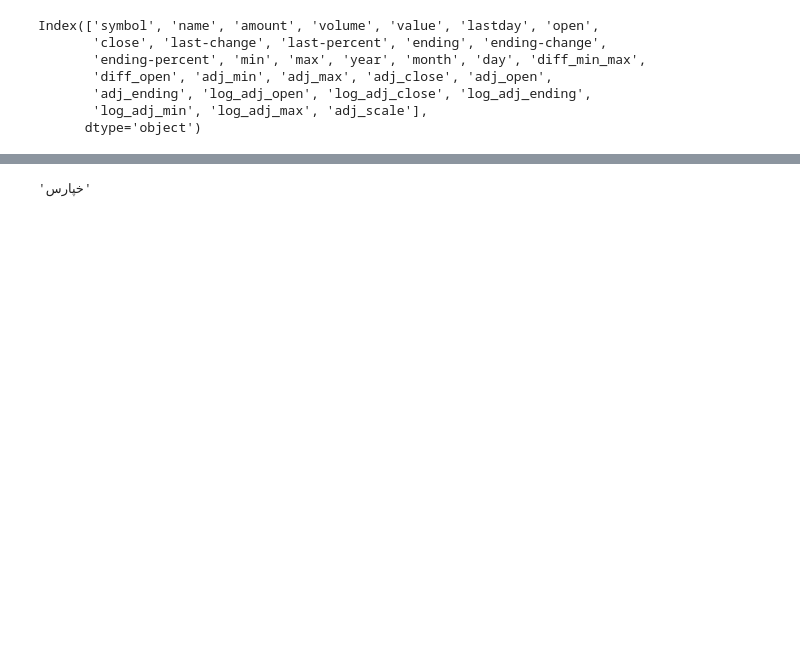
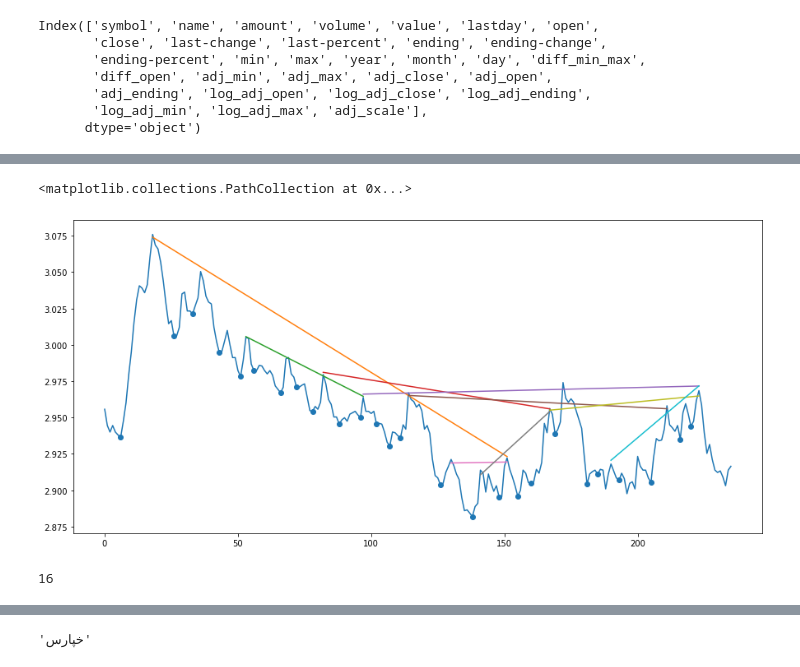
Before and after one commit to miladmirzazadeh/Parooo, a Jupyter notebook: models/technical_analysis_module.ipynb, the cells around one changed output, grey strips where cells are left out. Drawn from its saved outputs; the diff is of its cells as text; code cells hidden in the pictures; blank space fills up the shorter version.

```diff
--- a/models/technical_analysis_module.ipynb
+++ b/models/technical_analysis_module.ipynb
@@ -218,0 +458,3 @@ def find_resistances(df,minimum_touch=3):
+# %%
+%%time
+start, stop, a, b, dff, lows = find_supports(df, minimum_touch = 3)
@@ -218,0 +484,14 @@ def find_resistances(df,minimum_touch=3):
+# %%
+import matplotlib.pyplot as plt
+plt.figure(figsize = (15, 7))
+plt.plot(np.arange(len(df)), df.log_adj_close)
+for i in range(len(start)):
+    plt.plot([start[i], stop[i]], [a[i] * start[i]+b[i], a[i] * stop[i]+b[i]])
+plt.scatter(lows, df.log_adj_close[lows])
+# %% [output]
+<matplotlib.collections.PathCollection at 0x...>
+[figure, added]
+# %%
+len(lows)
+# %% [output]
+16
```
Also changed, not shown: parts of 27 cells of this notebook, 9 other files.
